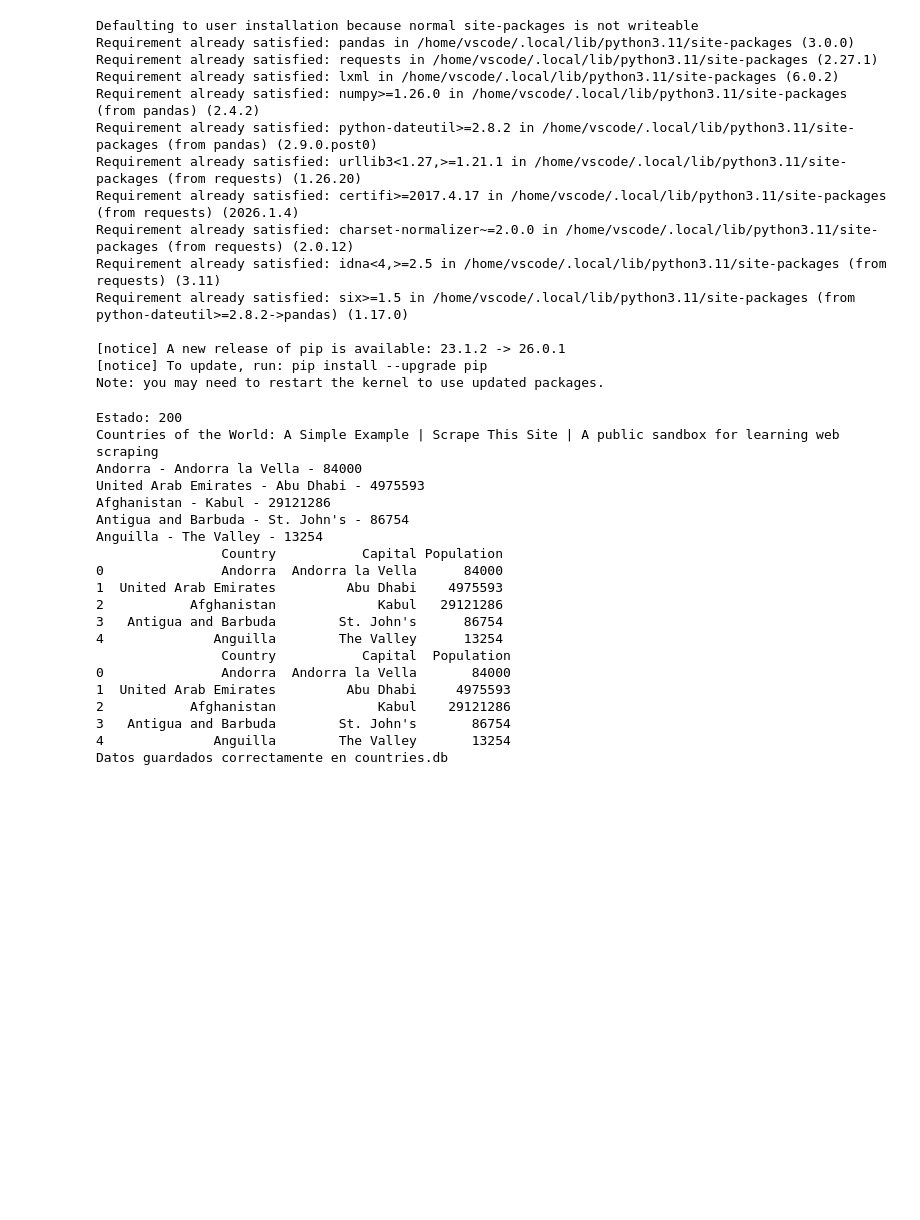
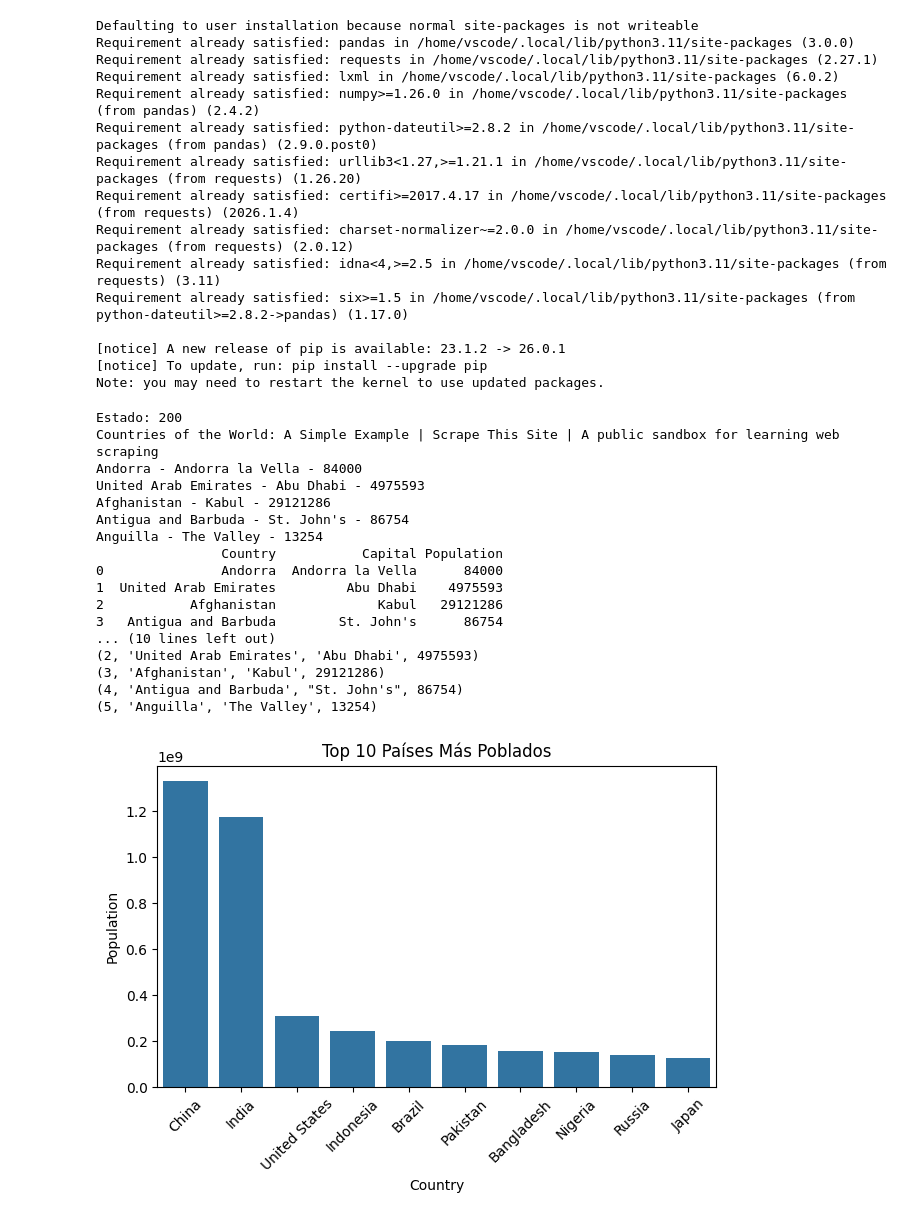
Before and after one commit to ami76/web-scraping-project-tutorial, a Jupyter notebook: src/explore.es.ipynb, the cells around one changed output. Saved outputs shown, nothing was run; the diff lists cells and outputs as text; code cells hidden in the pictures; blank space fills up the shorter version.

```diff
--- a/src/explore.es.ipynb
+++ b/src/explore.es.ipynb
@@ -73,39 +73,64 @@ cursor.execute("""
 CREATE TABLE IF NOT EXISTS countries (
     id INTEGER PRIMARY KEY AUTOINCREMENT,
     country TEXT,
     capital TEXT,
     population INTEGER
 )
 """)
 
 for index, row in df.iterrows():
     cursor.execute("""
         INSERT INTO countries (country, capital, population)
         VALUES (?, ?, ?)
     """, (row["Country"], row["Capital"], row["Population"]))
 
 conn.commit()
+print("\nDatos guardados correctamente en countries.db")
+
+cursor.execute("SELECT * FROM countries LIMIT 5")
+rows = cursor.fetchall()
+
+for row in rows:
+    print(row)
+
 conn.close()
 
-print("Datos guardados correctamente en countries.db")
+top10 = df.sort_values(by="Population", ascending=False).head(10)
+plt.figure()
+sns.barplot(x="Country", y="Population", data=top10)
+plt.xticks(rotation=45)
+plt.title("Top 10 Países Más Poblados")
+plt.tight_layout()
+plt.show()
+
+plt.figure()
+sns.histplot(df["Population"], bins=20)
+plt.xlabel("Población (millones)")
+plt.ylabel("Número de países")   # ← nuevo nombre del eje Y
+plt.title("Distribución de la población por país")
+plt.show()
+
+plt.figure()
+sns.boxplot(y=df["Population"])
+plt.ylabel("Población (millones)")
+plt.title("Boxplot de la Población")
+plt.show()
 # %% [output]
 Estado: 200
 Countries of the World: A Simple Example | Scrape This Site | A public sandbox for learning web scraping
 Andorra - Andorra la Vella - 84000
 United Arab Emirates - Abu Dhabi - 4975593
 Afghanistan - Kabul - 29121286
 Antigua and Barbuda - St. John's - 86754
 Anguilla - The Valley - 13254
                 Country           Capital Population
 0               Andorra  Andorra la Vella      84000
 1  United Arab Emirates         Abu Dhabi    4975593
 2           Afghanistan             Kabul   29121286
 3   Antigua and Barbuda        St. John's      86754
-4              Anguilla        The Valley      13254
-                Country           Capital  Population
-0               Andorra  Andorra la Vella       84000
-1  United Arab Emirates         Abu Dhabi     4975593
-2           Afghanistan             Kabul    29121286
-3   Antigua and Barbuda        St. John's       86754
-4              Anguilla        The Valley       13254
-Datos guardados correctamente en countries.db
+... (10 lines left out)
+(2, 'United Arab Emirates', 'Abu Dhabi', 4975593)
+(3, 'Afghanistan', 'Kabul', 29121286)
+(4, 'Antigua and Barbuda', "St. John's", 86754)
+(5, 'Anguilla', 'The Valley', 13254)
+[figure, added]
```
Also changed, not shown: parts of 1 cell of this notebook, 2 other files.
